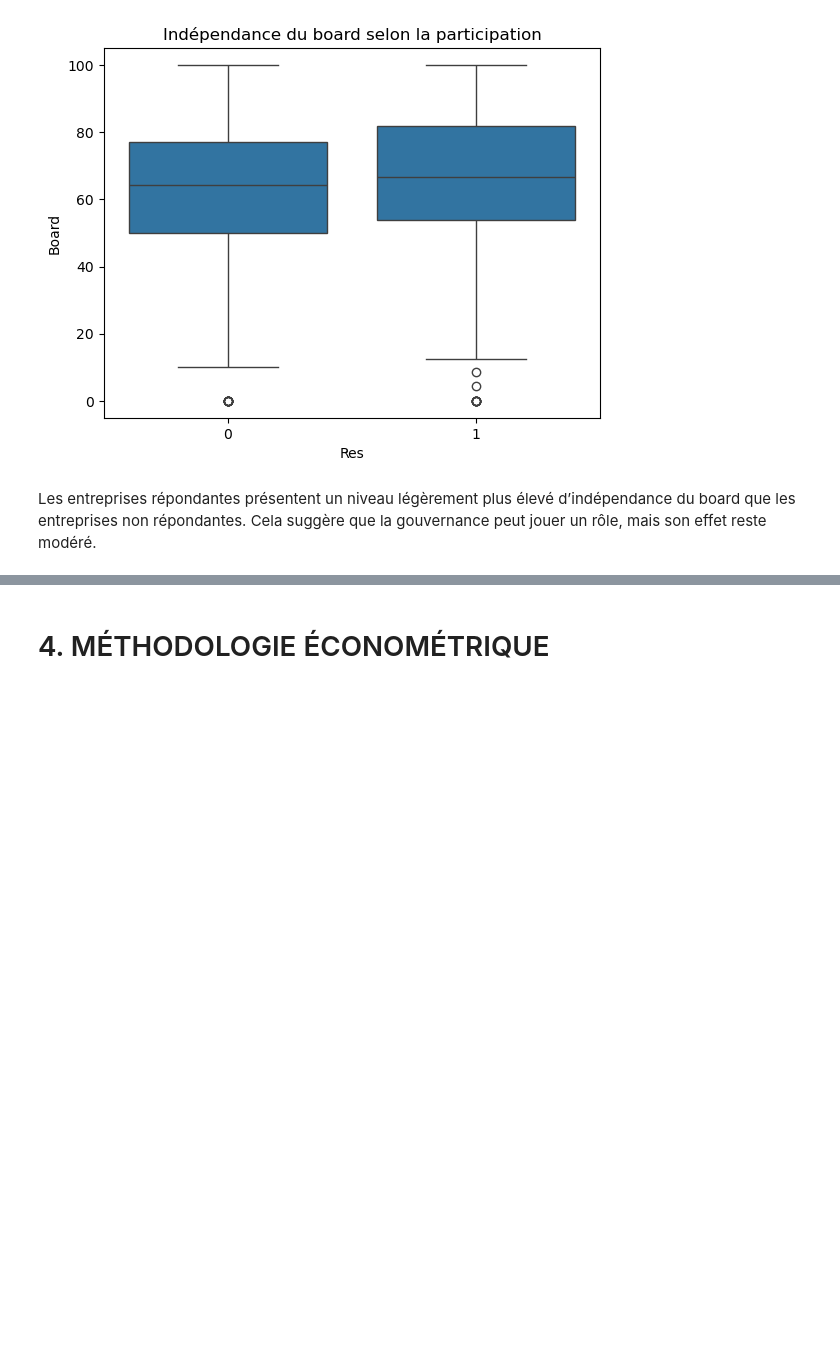
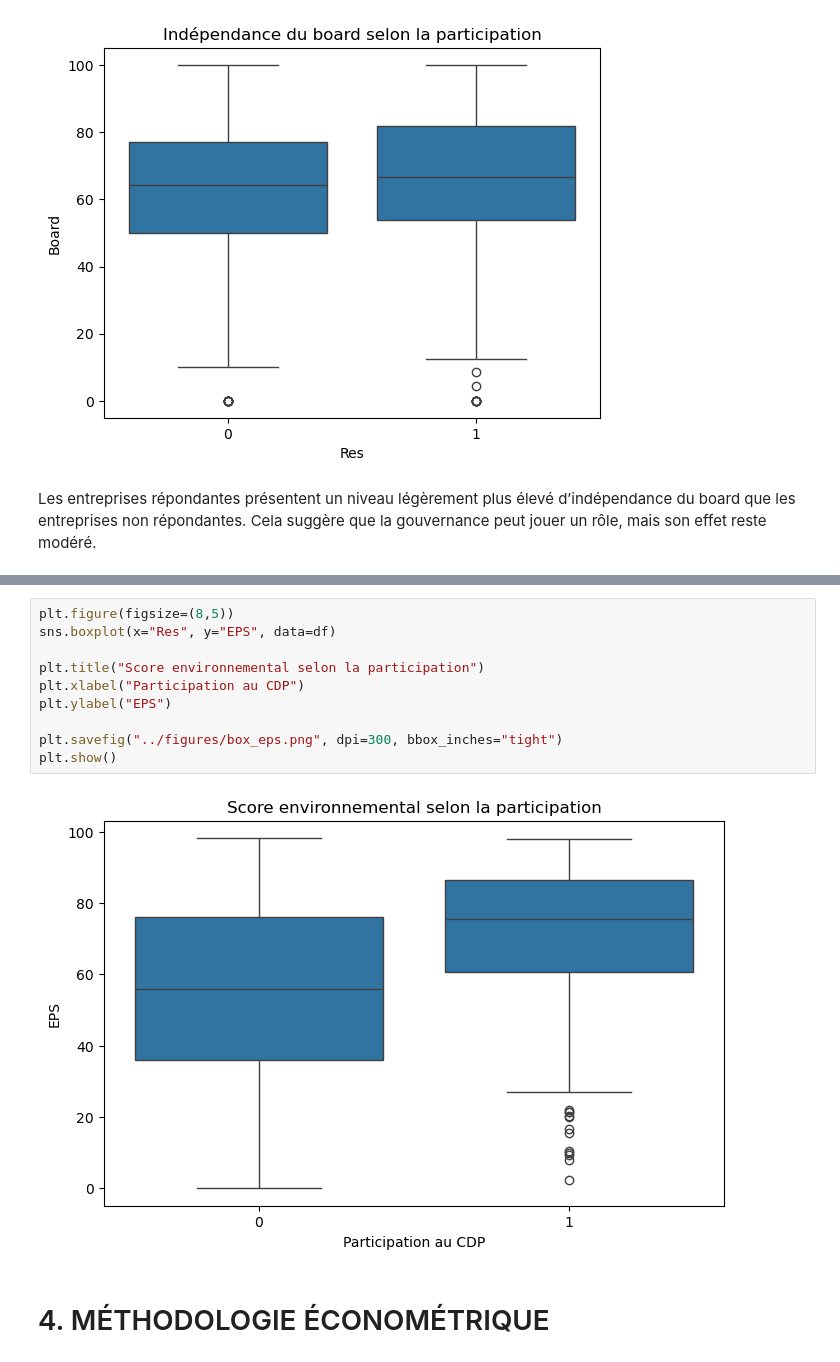
Before and after one commit to BEN-Muhammad/cdp-project, a Jupyter notebook: notebooks/partie2_CDP.ipynb, the cells around one changed output, grey strips where cells are left out. Cells and saved outputs as stored; diff of their text form; blank space fills up the shorter version.

```diff
--- a/notebooks/partie2_CDP.ipynb
+++ b/notebooks/partie2_CDP.ipynb
@@ -515,3 +530,15 @@ Cela suggère que la gouvernance peut jouer un rôle, mais son effet reste modé
+# %%
+plt.figure(figsize=(8,5))
+sns.boxplot(x="Res", y="EPS", data=df)
+
+plt.title("Score environnemental selon la participation")
+plt.xlabel("Participation au CDP")
+plt.ylabel("EPS")
+
+plt.savefig("../figures/box_eps.png", dpi=300, bbox_inches="tight")
+plt.show()
+# %% [output]
+[figure, added]
 # %% [markdown]
 # 4. MÉTHODOLOGIE ÉCONOMÉTRIQUE
 # %% [markdown]
```
Also changed, not shown: parts of 60 cells of this notebook.
